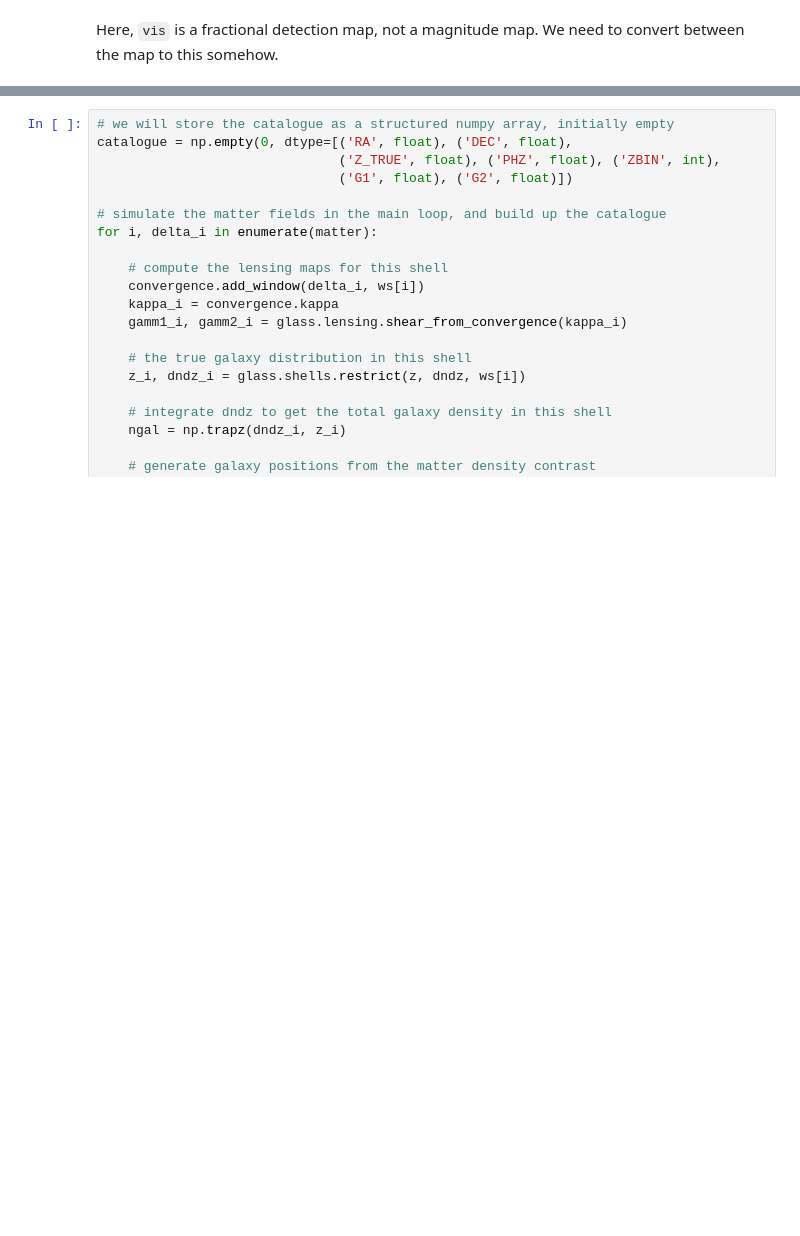
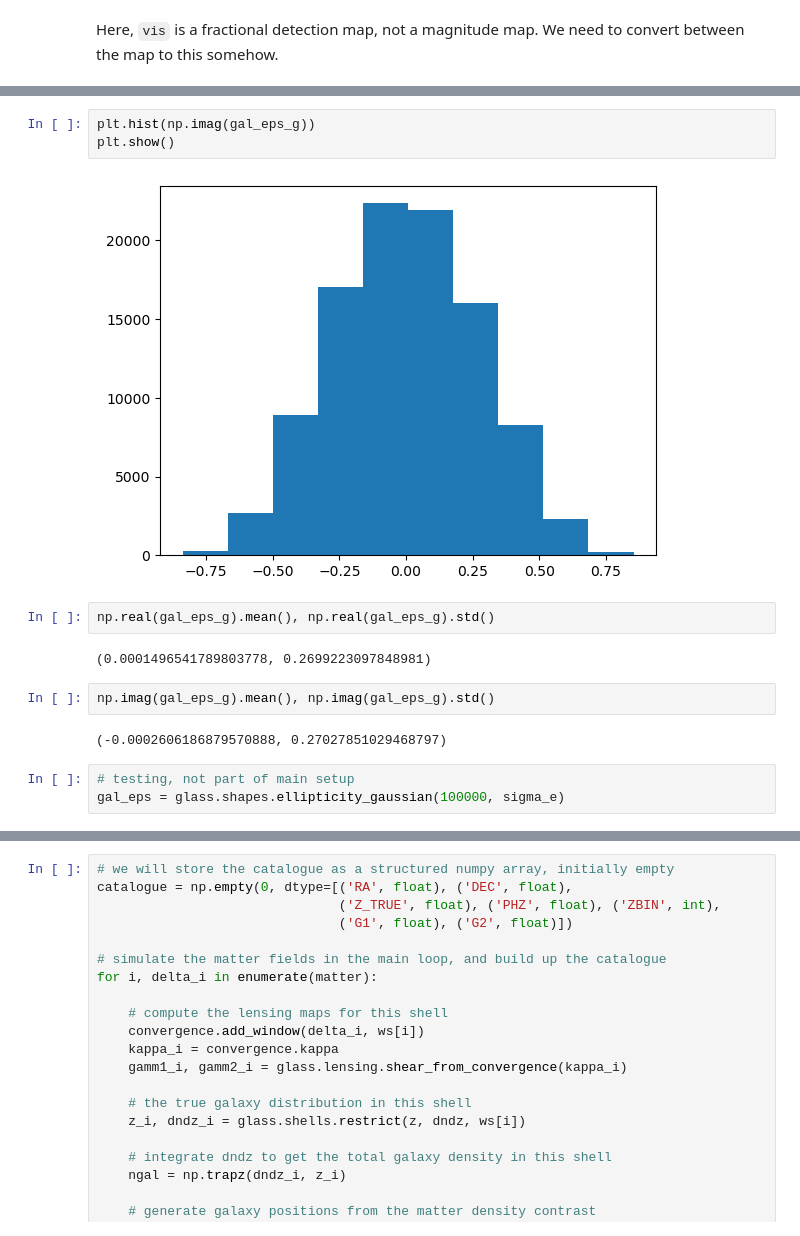
Before and after one commit to ShrihanSolo/glass_guide, a Jupyter notebook: examples/weak_lensing/stage4_survey.ipynb, the cells around one changed output, grey strips where cells are left out. Cells and saved outputs as stored; diff of their text form; blank space fills up the shorter version.

```diff
--- a/examples/weak_lensing/stage4_survey.ipynb
+++ b/examples/weak_lensing/stage4_survey.ipynb
@@ -84,0 +100,16 @@ plt.show()
+# %%
+plt.hist(np.imag(gal_eps_g))
+plt.show()
+# %% [output]
+[figure, added]
+# %%
+np.real(gal_eps_g).mean(), np.real(gal_eps_g).std()
+# %% [output]
+(0.0001496541789803778, 0.2699223097848981)
+# %%
+np.imag(gal_eps_g).mean(), np.imag(gal_eps_g).std()
+# %% [output]
+(-0.0002606186879570888, 0.27027851029468797)
+# %%
+# testing, not part of main setup
+gal_eps = glass.shapes.ellipticity_gaussian(100000, sigma_e)
```
Also changed, not shown: parts of 9 cells of this notebook, 1 other file.
